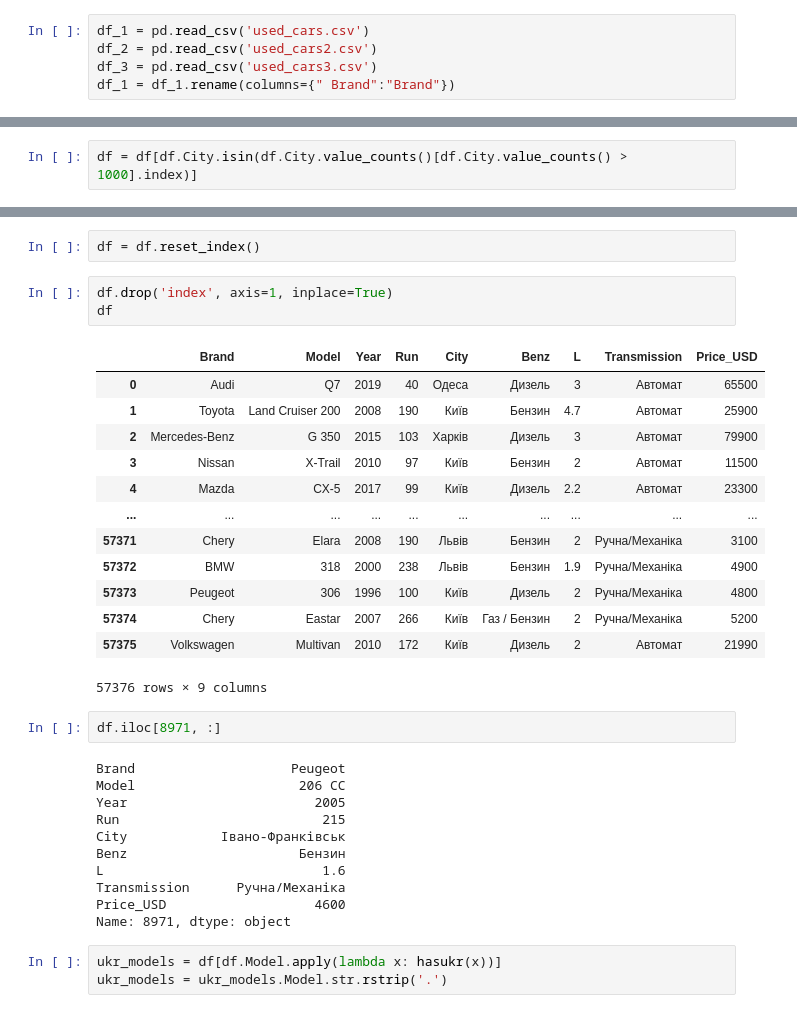
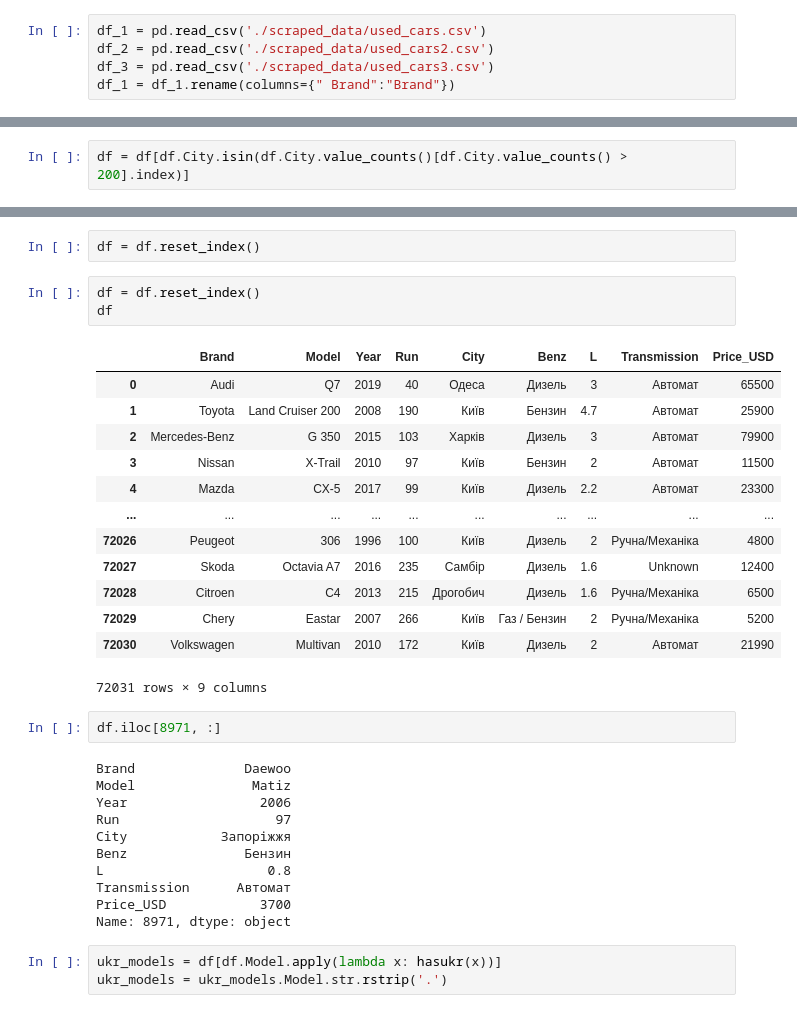
Before and after one commit to yKuzmenko740/Ukraine_used_cars_price_prediction, a Jupyter notebook: Data scraping/DataPreproccesing.ipynb, the cells around one changed output, grey strips where cells are left out. Saved outputs shown, nothing was run; the diff lists cells and outputs as text.

Commit message:
data_preprocessing added,metrics defined

```diff
--- a/Data scraping/DataPreproccesing.ipynb
+++ b/Data scraping/DataPreproccesing.ipynb
@@ -2,9 +2,9 @@
 import pandas as pd
 from matplotlib import pyplot as plt
 # %%
-df_1 = pd.read_csv('used_cars.csv')
-df_2 = pd.read_csv('used_cars2.csv')
-df_3 = pd.read_csv('used_cars3.csv')
+df_1 = pd.read_csv('./scraped_data/used_cars.csv')
+df_2 = pd.read_csv('./scraped_data/used_cars2.csv')
+df_3 = pd.read_csv('./scraped_data/used_cars3.csv')
 df_1 = df_1.rename(columns={" Brand":"Brand"})
 # %%
 df = pd.concat([df_1, df_2, df_3], ignore_index=True)
@@ -57,4 +43,4 @@ df = dropping(df, small_cars)
 Shape before dropping: (90457, 9)
 Shape after dropping: (88922, 9)
 # %%
-df = df[df.City.isin(df.City.value_counts()[df.City.value_counts() > 1000].index)]
+df = df[df.City.isin(df.City.value_counts()[df.City.value_counts() > 200].index)]
@@ -83,34 +87,34 @@ Name: City, dtype: int64
 # %%
 df = df.reset_index()
 # %%
-df.drop('index', axis=1, inplace=True)
+df = df.reset_index()
 df
 # %% [output]
 |  | Brand | Model | Year | Run | City | Benz | L | Transmission | Price_USD |
 | 0 | Audi | Q7 | 2019 | 40 | Одеса | Дизель | 3 | Автомат | 65500 |
 | 1 | Toyota | Land Cruiser 200 | 2008 | 190 | Київ | Бензин | 4.7 | Автомат | 25900 |
 | 2 | Mercedes-Benz | G 350 | 2015 | 103 | Харків | Дизель | 3 | Автомат | 79900 |
 | 3 | Nissan | X-Trail | 2010 | 97 | Київ | Бензин | 2 | Автомат | 11500 |
 | 4 | Mazda | CX-5 | 2017 | 99 | Київ | Дизель | 2.2 | Автомат | 23300 |
 | ... | ... | ... | ... | ... | ... | ... | ... | ... | ... |
-| 57371 | Chery | Elara | 2008 | 190 | Львів | Бензин | 2 | Ручна/Механіка | 3100 |
-| 57372 | BMW | 318 | 2000 | 238 | Львів | Бензин | 1.9 | Ручна/Механіка | 4900 |
-| 57373 | Peugeot | 306 | 1996 | 100 | Київ | Дизель | 2 | Ручна/Механіка | 4800 |
-| 57374 | Chery | Eastar | 2007 | 266 | Київ | Газ / Бензин | 2 | Ручна/Механіка | 5200 |
-| 57375 | Volkswagen | Multivan | 2010 | 172 | Київ | Дизель | 2 | Автомат | 21990 |
+| 72026 | Peugeot | 306 | 1996 | 100 | Київ | Дизель | 2 | Ручна/Механіка | 4800 |
+| 72027 | Skoda | Octavia A7 | 2016 | 235 | Самбір | Дизель | 1.6 | Unknown | 12400 |
+| 72028 | Citroen | C4 | 2013 | 215 | Дрогобич | Дизель | 1.6 | Ручна/Механіка | 6500 |
+| 72029 | Chery | Eastar | 2007 | 266 | Київ | Газ / Бензин | 2 | Ручна/Механіка | 5200 |
+| 72030 | Volkswagen | Multivan | 2010 | 172 | Київ | Дизель | 2 | Автомат | 21990 |
-57376 rows × 9 columns
+72031 rows × 9 columns
 # %%
 df.iloc[8971, :]
 # %% [output]
-Brand                    Peugeot
-Model                     206 СС
-Year                        2005
-Run                          215
-City            Івано-Франківськ
-Benz                      Бензин
-L                            1.6
-Transmission      Ручна/Механіка
-Price_USD                   4600
+Brand              Daewoo
+Model               Matiz
+Year                 2006
+Run                    97
+City            Запоріжжя
+Benz               Бензин
+L                     0.8
+Transmission      Автомат
+Price_USD            3700
 Name: 8971, dtype: object
 # %%
 ukr_models = df[df.Model.apply(lambda x: hasukr(x))]
```
Also changed, not shown: parts of 4 cells of this notebook, 13 other files.
